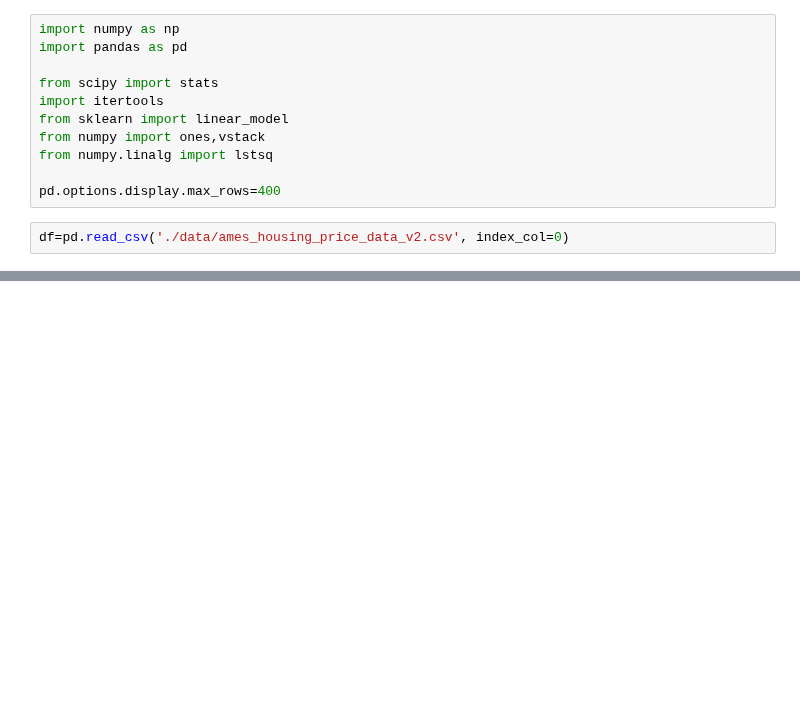
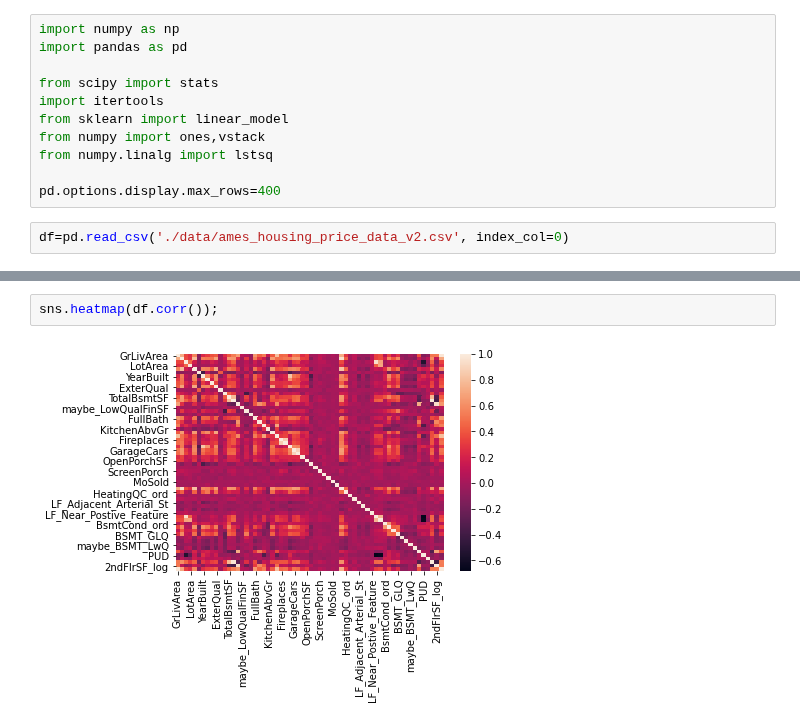
Before and after one commit to kiwymic/operation_goldfish-1, a Jupyter notebook: 02_data_exploration_v01.ipynb, the cells around one changed output, grey strips where cells are left out. Cells and saved outputs as stored; diff of their text form; blank space fills up the shorter version.

```diff
--- a/02_data_exploration_v01.ipynb
+++ b/02_data_exploration_v01.ipynb
@@ -33,0 +61,4 @@ df.head().T
+# %%
+sns.heatmap(df.corr());
+# %% [output]
+[figure, added]
```
Also changed, not shown: parts of 8 cells of this notebook, 1 other file.
